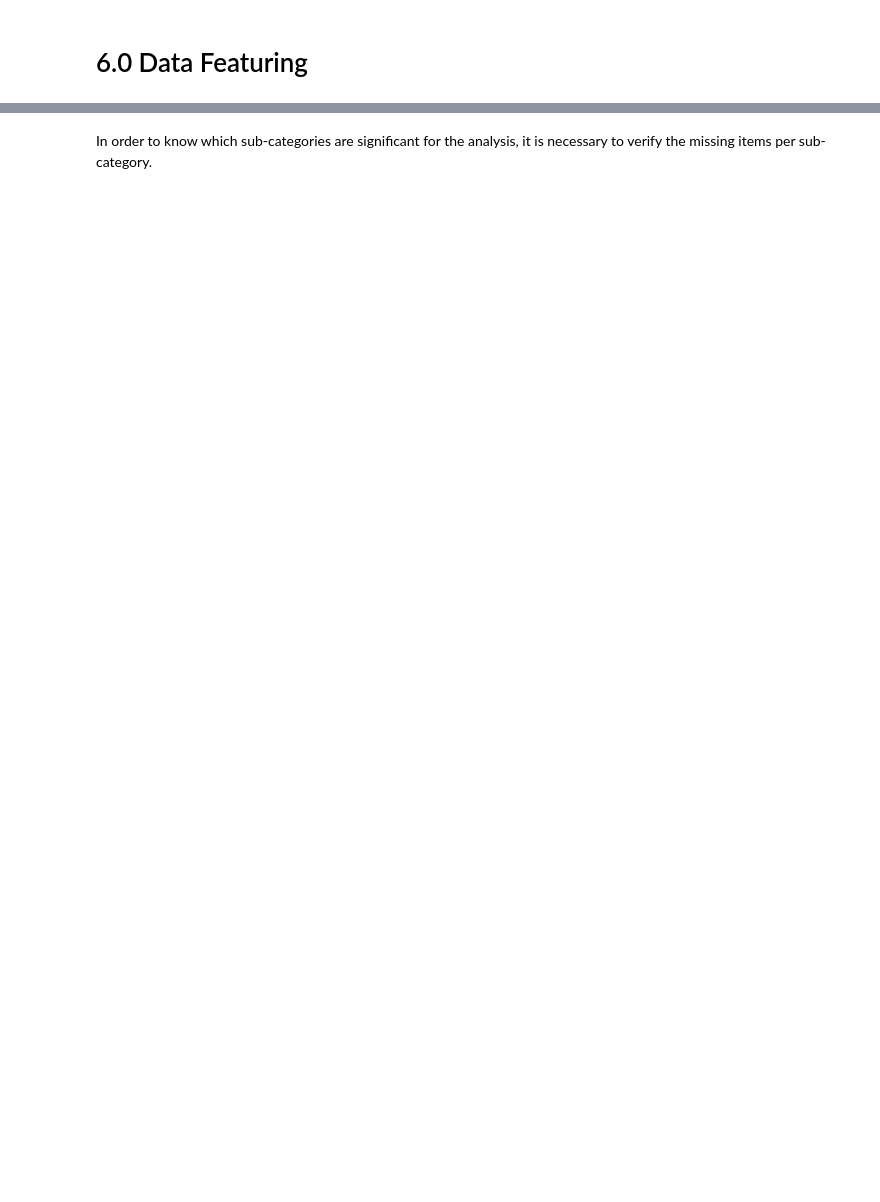
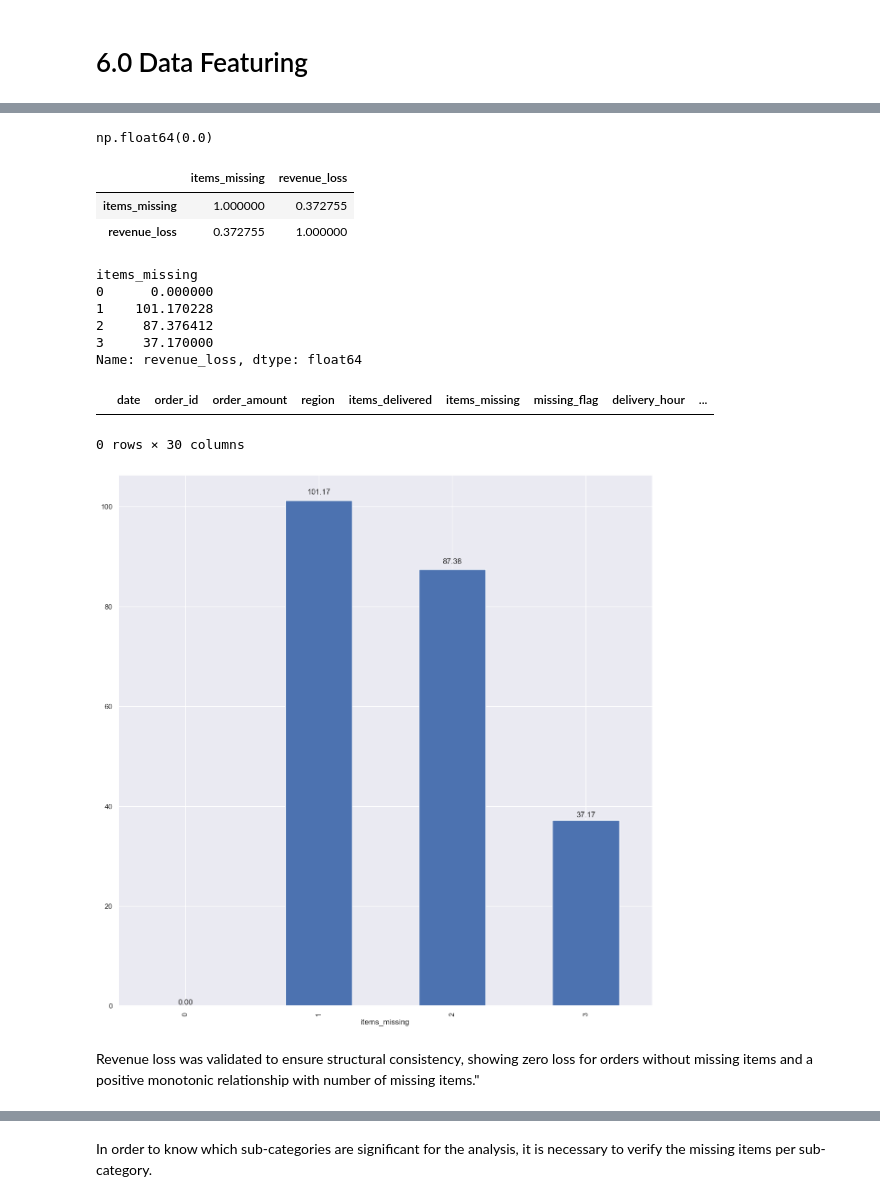
Before and after one commit to IgorQueiroz23031988/Walmart-Delivery-Fraud-Detection, a Jupyter notebook: notebooks/Walmart_Delivery_Fraud_Detection.ipynb, the cells around one changed output, grey strips where cells are left out. Saved outputs shown, nothing was run; the diff lists cells and outputs as text; code cells hidden in the pictures; blank space fills up the shorter version.

```diff
--- a/notebooks/Walmart_Delivery_Fraud_Detection.ipynb
+++ b/notebooks/Walmart_Delivery_Fraud_Detection.ipynb
@@ -1037,0 +1132,2 @@ df_products_1.insert(len(df_products_1.columns)-1, 'macro_category', col)
+# %%
+df_orders_3['day_of_week'] = df_orders_3['date'].dt.day_name()
@@ -1037,0 +1136,12 @@ df_products_1.insert(len(df_products_1.columns)-1, 'macro_category', col)
+# %%
+df_orders_3['hour'] = df_orders_3['delivery_hour'].dt.hour.astype('int64')
+
+def period_of_day(hour):
+    if 6 <= hour < 12:
+        return 'Morning'
+    elif 12 <= hour < 18:
+        return 'Afternoon'
+    else:
+        return 'Night'
+
+df_orders_3['period'] = df_orders_3['hour'].apply(period_of_day)
@@ -1037,0 +1169,10 @@ df_products_1.insert(len(df_products_1.columns)-1, 'macro_category', col)
+# %%
+df_products_3['macro_category'] = df_products_3['product_category'].apply(
+    lambda x: 'Electronics' if x == 'Electronics' else 'Supermarket' )
+
+## Moving the column 'macro_category' to the penultimate position.
+
+##  Remove the column from the end
+col = df_products_3.pop('macro_category')
+## Insert the column in the desired position (penultimate).
+df_products_3.insert(len(df_products_3.columns)-1, 'macro_category', col)
@@ -1037,0 +1207,2 @@ df_products_1.insert(len(df_products_1.columns)-1, 'macro_category', col)
+# %%
+df_orders_3['missing_flag'] = (df_orders_3['items_missing'] > 0).astype(int)
@@ -1037,0 +1309,44 @@ df_products_1.insert(len(df_products_1.columns)-1, 'macro_category', col)
+# %%
+# Basic Logical Validation.
+
+df_merge_1[df_merge_1['items_missing'] == 0]['revenue_loss'].sum()
+# %% [output]
+np.float64(0.0)
+# %%
+# Statistical relationship between items_missing and revenue_loss.
+
+df_merge_1[['items_missing','revenue_loss']].corr()
+# %% [output]
+|  | items_missing | revenue_loss |
+| items_missing | 1.000000 | 0.372755 |
+| revenue_loss | 0.372755 | 1.000000 |
+# %%
+# Mean by items quantity.
+
+df_merge_1.groupby('items_missing')['revenue_loss'].mean()
+# %% [output]
+items_missing
+0      0.000000
+1    101.170228
+2     87.376412
+3     37.170000
+Name: revenue_loss, dtype: float64
+# %%
+# inconsistent Verfification.
+
+df_merge_1[
+    (df_merge_1['items_missing'] > 0) &
+    (df_merge_1['revenue_loss'] == 0)
+]
+# %% [output]
+|  | date | order_id | order_amount | region | items_delivered | items_missing | missing_flag | delivery_hour | ... |
+0 rows × 30 columns
+# %%
+# Growth Visualization.
+
+plot_0 = df_merge_1.groupby('items_missing')['revenue_loss'].mean().plot(kind='bar')
+bar_value(plot_0)
+# %% [output]
+[figure, added]
+# %% [markdown]
+Revenue loss was validated to ensure structural consistency, showing zero loss for orders without missing items and a positive monotonic relationship with number of missing items."
```
Also changed, not shown: parts of 188 cells of this notebook, 1 other file.
